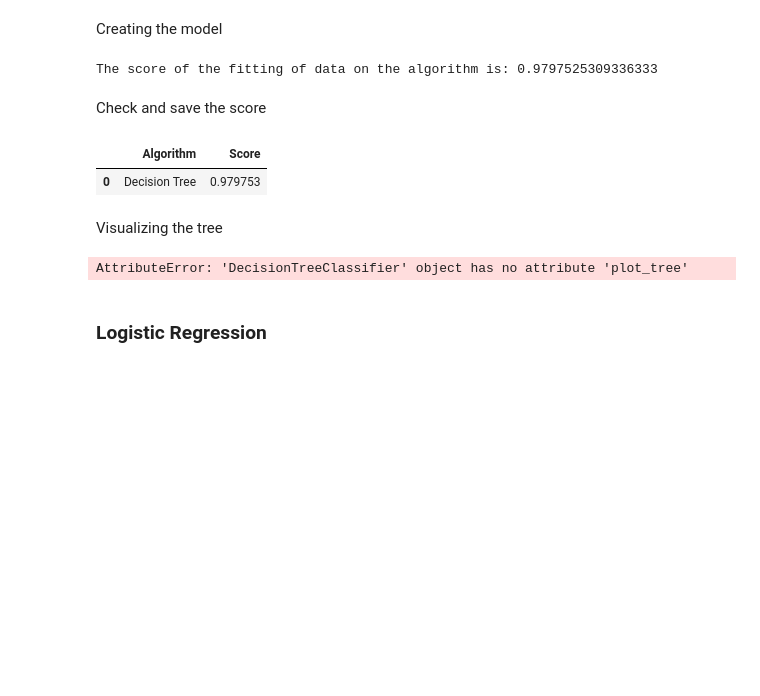
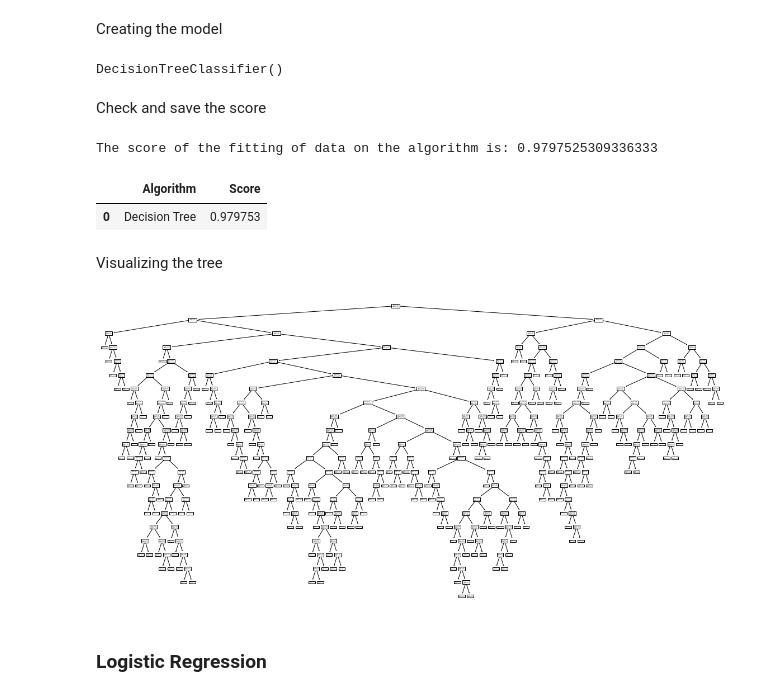
Before and after one commit to felipedaniel1910/TitanicAnalysis, a Jupyter notebook: script.ipynb, the cells around one changed output. Drawn from its saved outputs; the diff is of its cells as text; code cells hidden in the pictures; blank space fills up the shorter version.

```diff
--- a/script.ipynb
+++ b/script.ipynb
@@ -174,6 +172,8 @@ train_df.describe(include=['O'])
 # I will complete this missing value of the mean of Age feature (looks like a good approach for age)
 train_df['Age'] = train_df['Age'].fillna(train_df['Age'].mean()) #filling the age of train dataset
 test_df['Age'] = test_df['Age'].fillna(test_df['Age'].mean()) #filling the age of test dataset
+train_df['Fare'] = train_df['Fare'].fillna(train_df['Fare'].mean()) #filling the Fare of train dataset
+test_df['Fare'] = test_df['Fare'].fillna(test_df['Fare'].mean()) #filling the Fare of test dataset
 # %% [markdown]
 <p>2 - There are a lot of duplicate values for Ticket (891 passengers and 681 unique values for Tickets (23% of duplicates values)), however Ticker may not be correleted to survival, so we can drop this feature </p>
 <p>3 - Does not make sense to use "Name" to predict survival, so we can drop the feature</p>
@@ -395,32 +395,36 @@ y_train = train_df['Survived']
 <p>Creating the model</p>
 # %%
 #creating the classifier
-clfTree = tree.DecisionTreeClassifier()
+clf_Tree = DecisionTreeClassifier()
 #training the algorithm with the train data
-clfTree.fit(X_train, y_train)
+clf_Tree.fit(X_train, y_train)
 # %% [output]
-The score of the fitting of data on the algorithm is: 0.9797525309336333
+DecisionTreeClassifier()
 # %% [markdown]
 <p>Check and save the score</p>
 # %%
 #verify the score of the fitting
-print("The score of the fitting of data on the algorithm is:", clfTree.score(X_train, y_train))
+print("The score of the fitting of data on the algorithm is:", clf_Tree.score(X_train, y_train))
 #creating a score dataframe to compare best results later
 score_df = pd.DataFrame({'Algorithm':[], 'Score':[]})
 #adding decision tree score in this dataframe
-score_df = score_df.append({'Algorithm':'Decision Tree', 'Score':clfTree.score(X_train, y_train)},ignore_index=True)
+score_df = score_df.append({'Algorithm':'Decision Tree', 'Score':clf_Tree.score(X_train, y_train)},ignore_index=True)
 #show dataframe
-score_df.head()
+display(score_df)
 # %% [output]
+The score of the fitting of data on the algorithm is: 0.9797525309336333
 |  | Algorithm | Score |
 | 0 | Decision Tree | 0.979753 |
 # %% [markdown]
 <p>Visualizing the tree</p>
-# %%
-#see the tree
-DecisionTreeClassifier().plot_tree(clfTree)
-# %% [output]
-AttributeError: 'DecisionTreeClassifier' object has no attribute 'plot_tree'
+# %%
+# Increase the size of the plot
+plt.figure(figsize=(20, 10))
+#see the tree
+plot_tree(clf_Tree)
+plt.show()
+# %% [output]
+[figure, added]
 # %% [markdown]
 <h3>Logistic Regression</h3>
 # %% [markdown]
```
Also changed, not shown: parts of 50 cells of this notebook.
